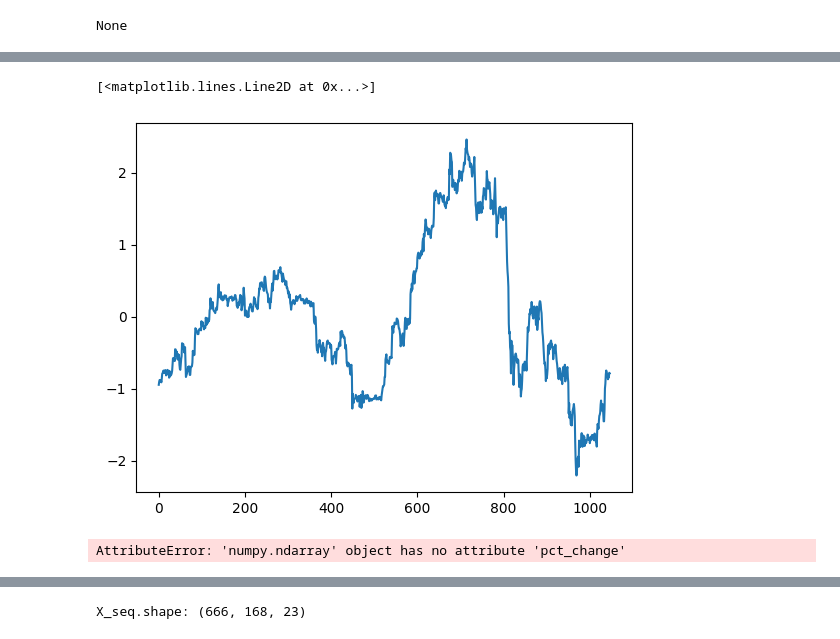
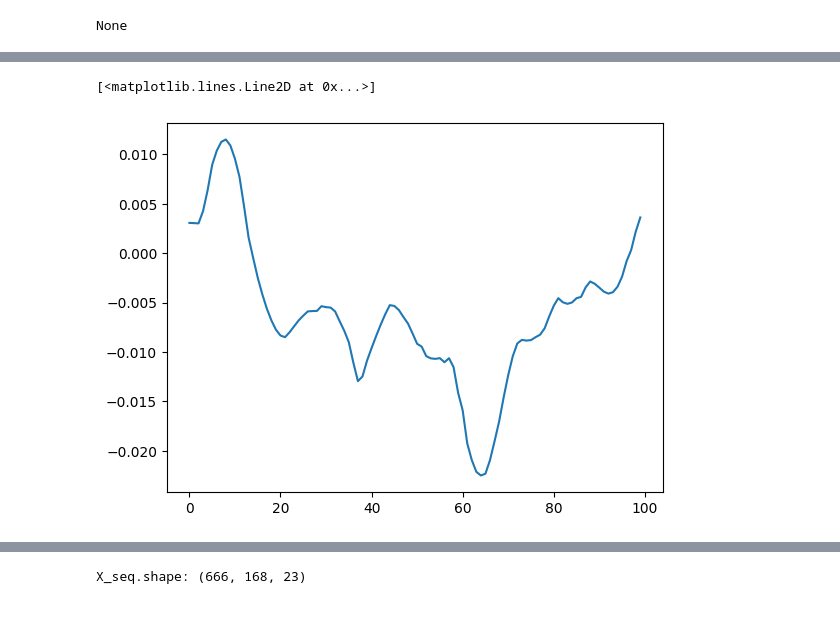
Before and after one commit to LaxmanGhadi/Crypto_bot, a Jupyter notebook: ModelFile/LSTM_File/API_TESTS.ipynb, the cells around one changed output, grey strips where cells are left out. Cells and saved outputs as stored; diff of their text form; code cells hidden in the pictures.

```diff
--- a/ModelFile/LSTM_File/API_TESTS.ipynb
+++ b/ModelFile/LSTM_File/API_TESTS.ipynb
@@ -281 +288,4 @@ X_seq[-1:].shape
+# %%
+B = y_pred[-124:][:-24]
+A = ready_data['CLOSE_PRICE'][-500:].pct_change(24)
 # %%
@@ -311,9 +305,5 @@ plt.plot(np.asarray(ready_data['CLOSE_PRICE'][-711:].pct_change(24)))
 # %%
-plt.plot(X_scaled[: ,3:4])
+plt.plot(B)
 # %% [output]
 [<matplotlib.lines.Line2D at 0x...>]
-[figure, old version]
+[figure, new version]
-# %%
-np.asarray(X_scaled[: ,3:4]).pct_change().rolling(24).std()
-# %% [output]
-AttributeError: 'numpy.ndarray' object has no attribute 'pct_change'
```
Also changed, not shown: parts of 14 cells of this notebook.
